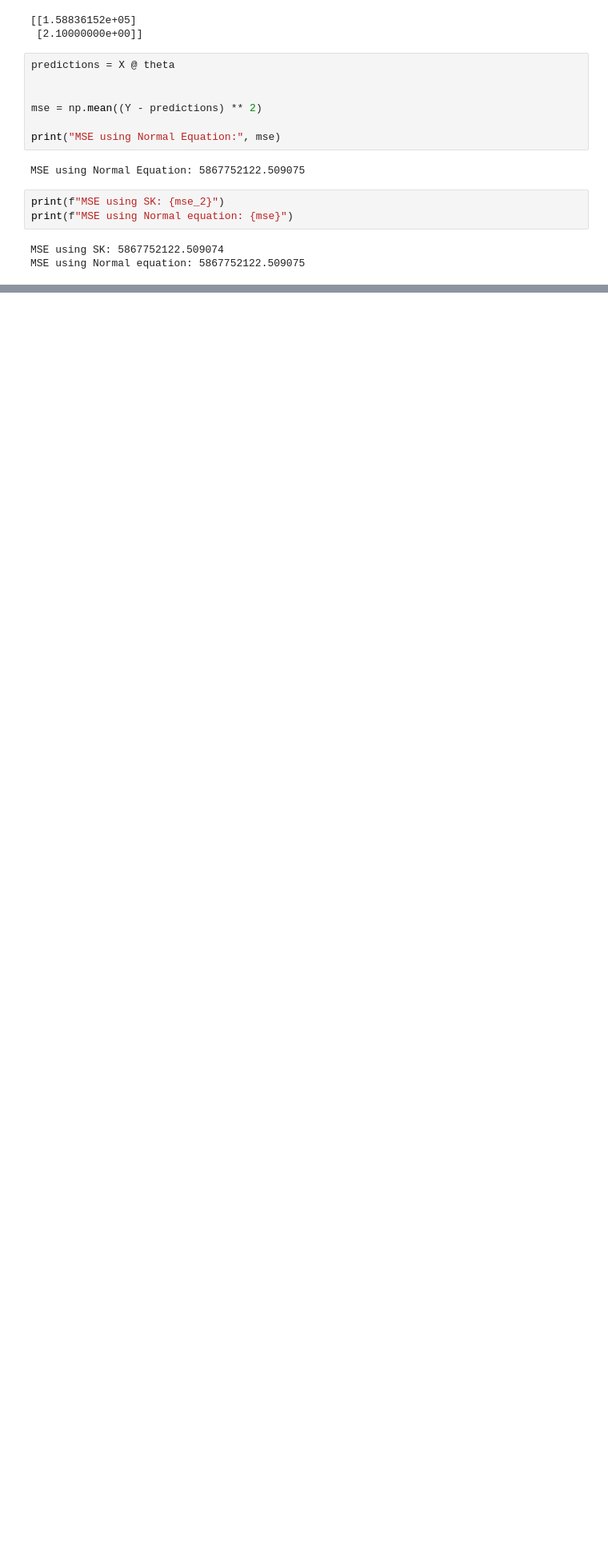
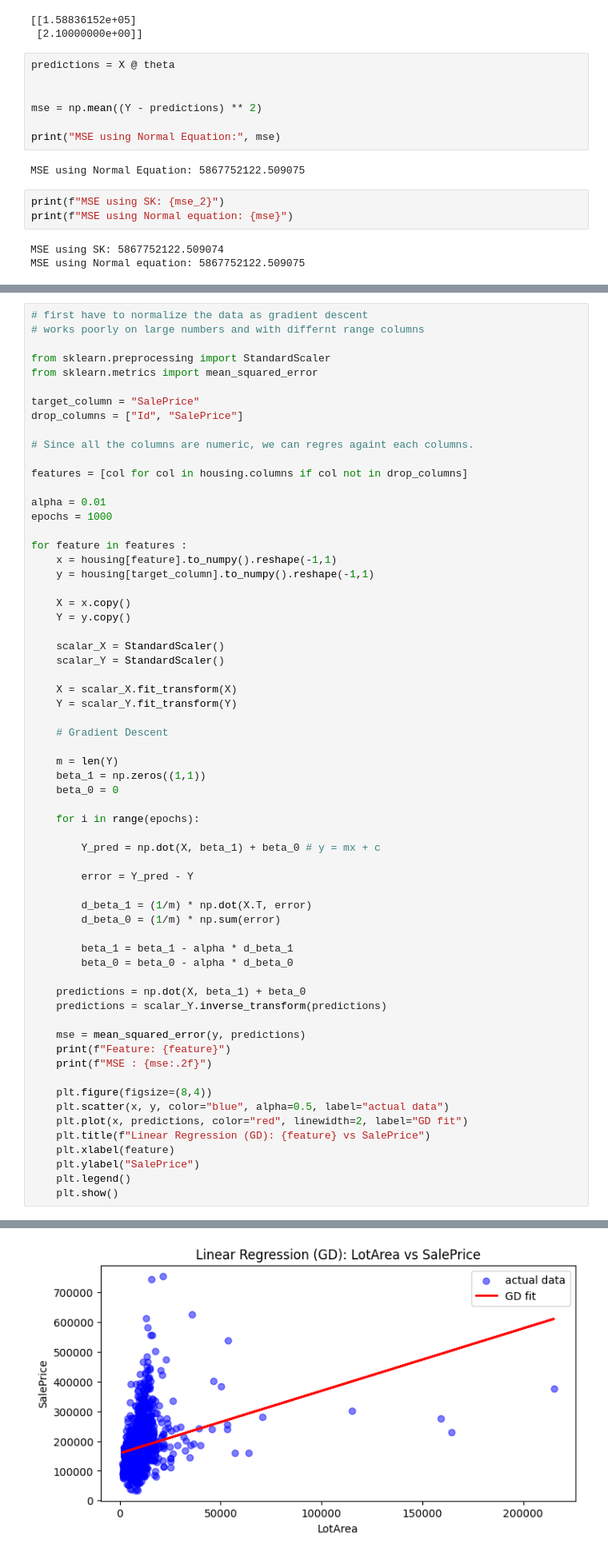
Before and after one commit to NietzscheDostoevsky/MastersDS, a Jupyter notebook: AM620-Lab/regression/housing-data.ipynb, the cells around one changed output, grey strips where cells are left out. Shown at 80% size. Drawn from its saved outputs; the diff is of its cells as text; blank space fills up the shorter version.

Commit message:
gradient descent

```diff
--- a/AM620-Lab/regression/housing-data.ipynb
+++ b/AM620-Lab/regression/housing-data.ipynb
@@ -193,0 +217,64 @@ MSE using Normal equation: 5867752122.509075
+# %%
+# first have to normalize the data as gradient descent
+# works poorly on large numbers and with differnt range columns
+
+from sklearn.preprocessing import StandardScaler
+from sklearn.metrics import mean_squared_error
+
+target_column = "SalePrice"
+drop_columns = ["Id", "SalePrice"]
+
+# Since all the columns are numeric, we can regres againt each columns.
+
+features = [col for col in housing.columns if col not in drop_columns]
+
+alpha = 0.01
+epochs = 1000
+
+for feature in features :
+    x = housing[feature].to_numpy().reshape(-1,1)
+    y = housing[target_column].to_numpy().reshape(-1,1)
+
+    X = x.copy()
+    Y = y.copy()
+
+    scalar_X = StandardScaler()
+    scalar_Y = StandardScaler()
+
+    X = scalar_X.fit_transform(X)
+    Y = scalar_Y.fit_transform(Y)
+
+    # Gradient Descent
+
+    m = len(Y)
+    beta_1 = np.zeros((1,1))
+    beta_0 = 0
+
+    for i in range(epochs):
+
+        Y_pred = np.dot(X, beta_1) + beta_0 # y = mx + c
+
+        error = Y_pred - Y
+
+        d_beta_1 = (1/m) * np.dot(X.T, error)
+        d_beta_0 = (1/m) * np.sum(error)
+
+        beta_1 = beta_1 - alpha * d_beta_1
+        beta_0 = beta_0 - alpha * d_beta_0
+
+    predictions = np.dot(X, beta_1) + beta_0
+    predictions = scalar_Y.inverse_transform(predictions)
+
+    mse = mean_squared_error(y, predictions)
+    print(f"Feature: {feature}")
+    print(f"MSE : {mse:.2f}")
+
+    plt.figure(figsize=(8,4))
+    plt.scatter(x, y, color="blue", alpha=0.5, label="actual data")
+    plt.plot(x, predictions, color="red", linewidth=2, label="GD fit")
+    plt.title(f"Linear Regression (GD): {feature} vs SalePrice")
+    plt.xlabel(feature)
+    plt.ylabel("SalePrice")
+    plt.legend()
+    plt.show()
+# %% [output]
@@ -193,0 +283 @@ MSE using Normal equation: 5867752122.509075
+[figure, added]
```
Also changed, not shown: parts of 6 cells of this notebook.
